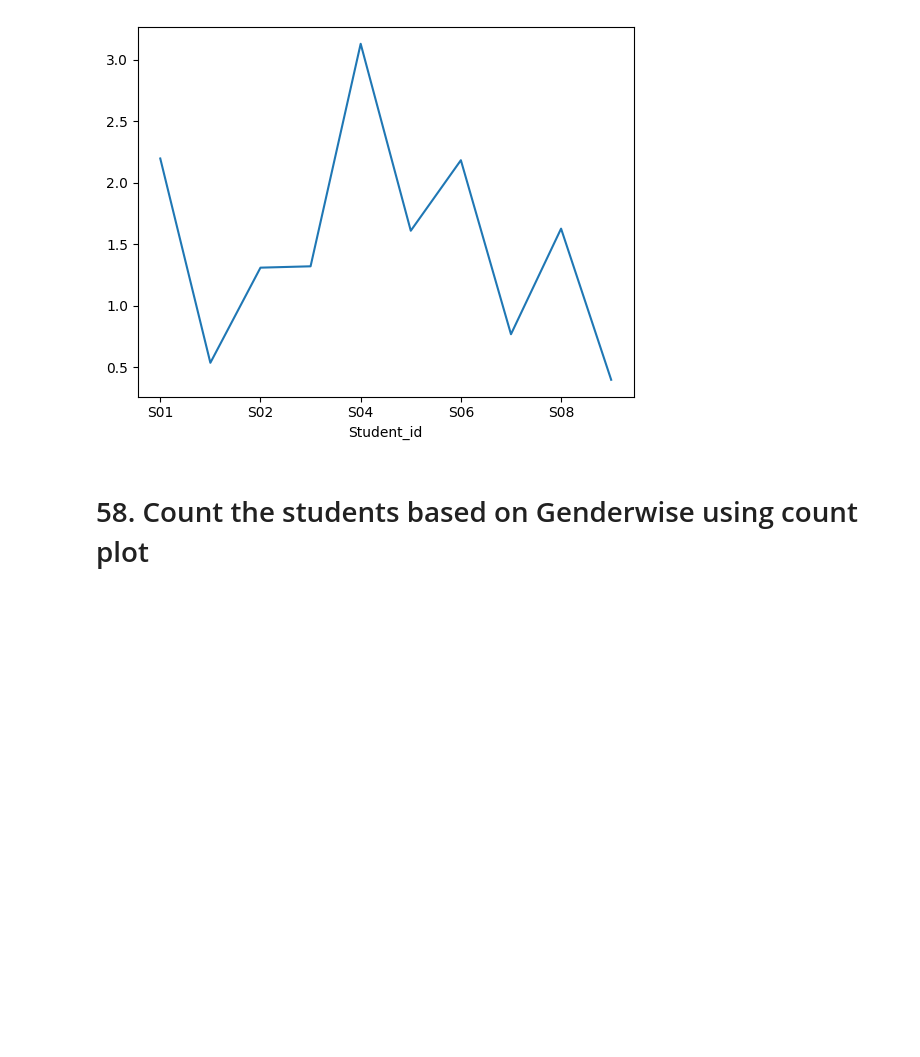
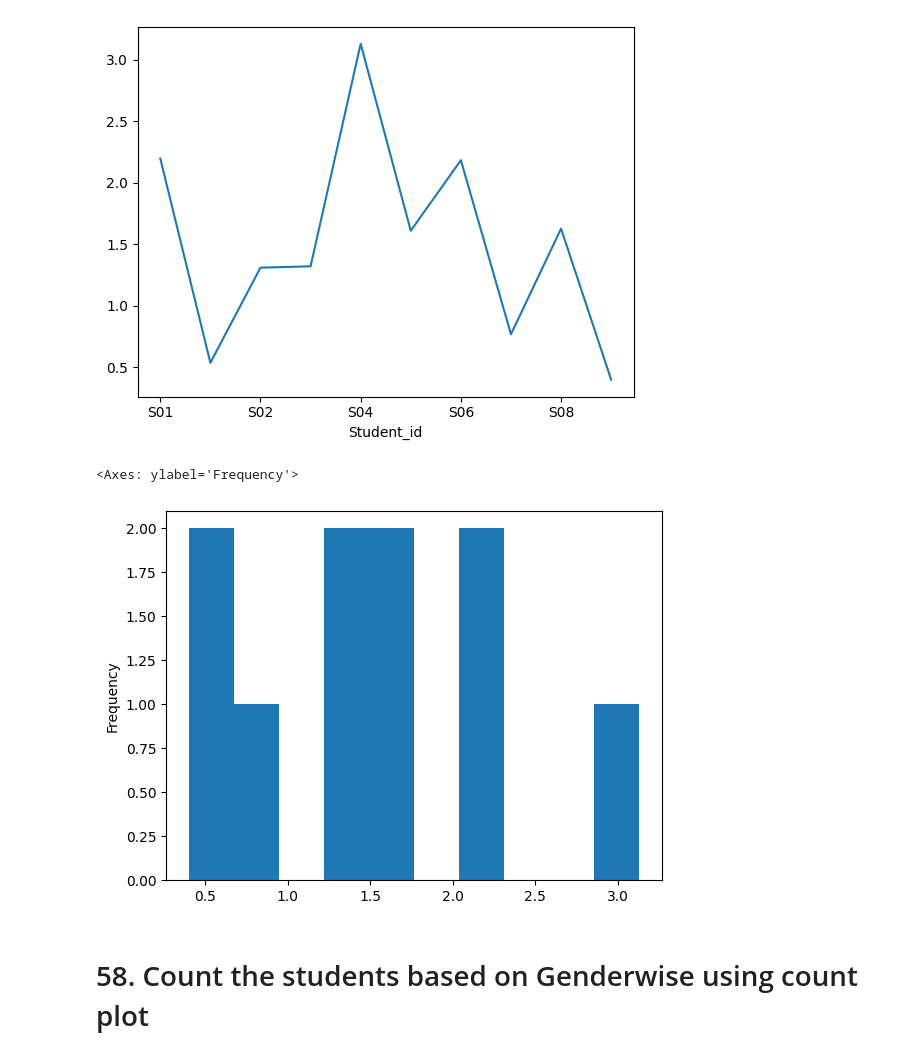
Before and after one commit to PHTeam7/Team7_TinyCoders_PythonHackathon_Dec, a Jupyter notebook: Team7_TinyCoders_Main80Questions.ipynb, the cells around one changed output. Cells and saved outputs as stored; diff of their text form; code cells hidden in the pictures; blank space fills up the shorter version.

```diff
--- a/Team7_TinyCoders_Main80Questions.ipynb
+++ b/Team7_TinyCoders_Main80Questions.ipynb
@@ -357,5 +357,10 @@ df_eda[df_eda['Exam'] == 'midterm 1'].groupby('Student_id').max('EDA')['EDA'].pl
 # %% [output]
 <Axes: xlabel='Student_id'>
 [figure]
+# %%
+df_eda[df_eda['Exam'] == 'midterm 1'].groupby('Student_id').max('EDA')['EDA'].plot.hist(bins = 10)
+# %% [output]
+<Axes: ylabel='Frequency'>
+[figure, added]
 # %% [markdown]
 # 58. Count the students based on Genderwise using count plot
```
Also changed, not shown: parts of 8 cells of this notebook.
